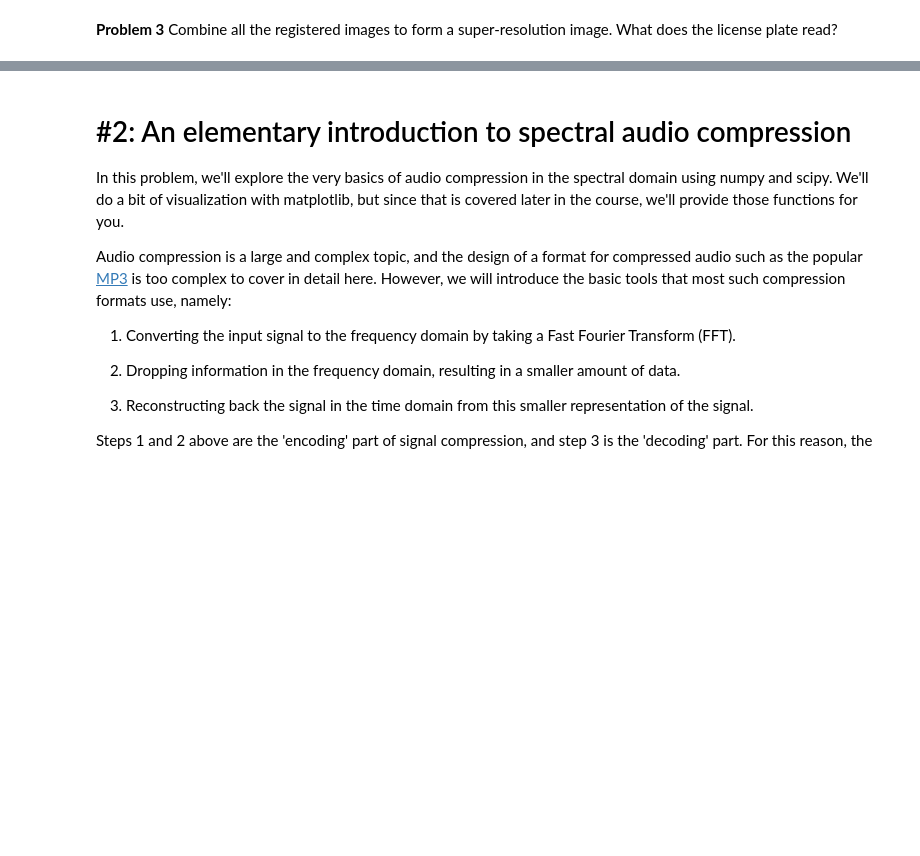
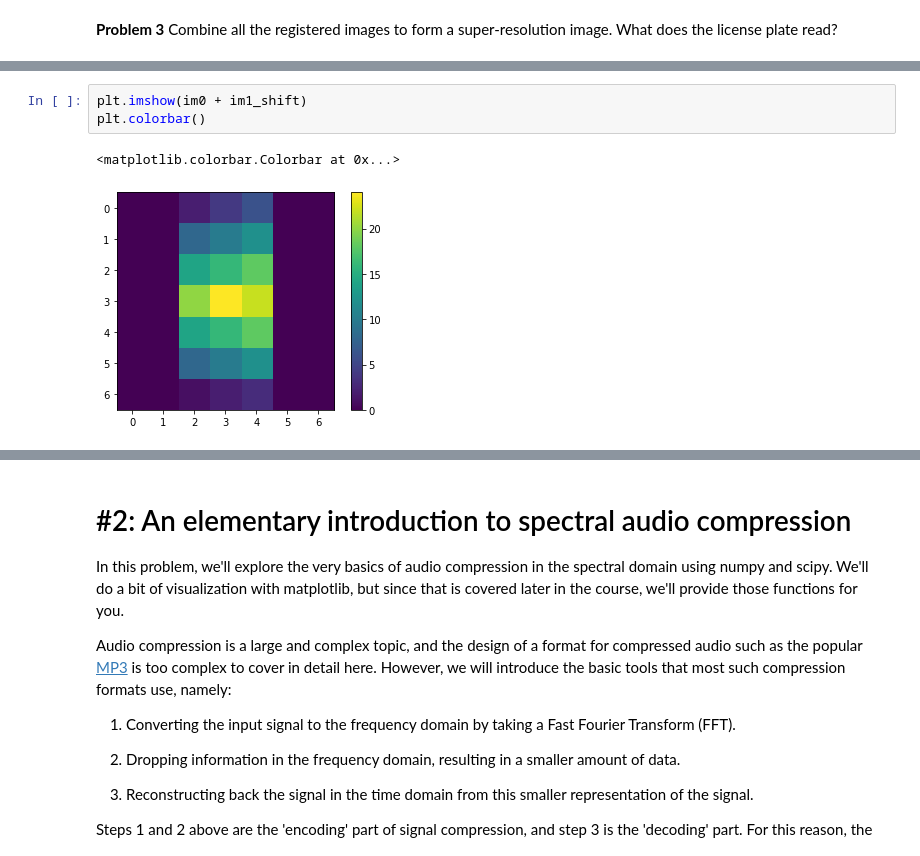
Before and after one commit to JBeechert/python-ay250-homework, a Jupyter notebook: hw_1/hw_1_assignment.ipynb, the cells around one changed output, grey strips where cells are left out. Saved outputs shown, nothing was run; the diff lists cells and outputs as text; blank space fills up the shorter version.

```diff
--- a/hw_1/hw_1_assignment.ipynb
+++ b/hw_1/hw_1_assignment.ipynb
@@ -143,0 +238,6 @@ print(offset)
+# %%
+plt.imshow(im0 + im1_shift)
+plt.colorbar()
+# %% [output]
+<matplotlib.colorbar.Colorbar at 0x...>
+[figure, added]
```
Also changed, not shown: parts of 32 cells of this notebook.
